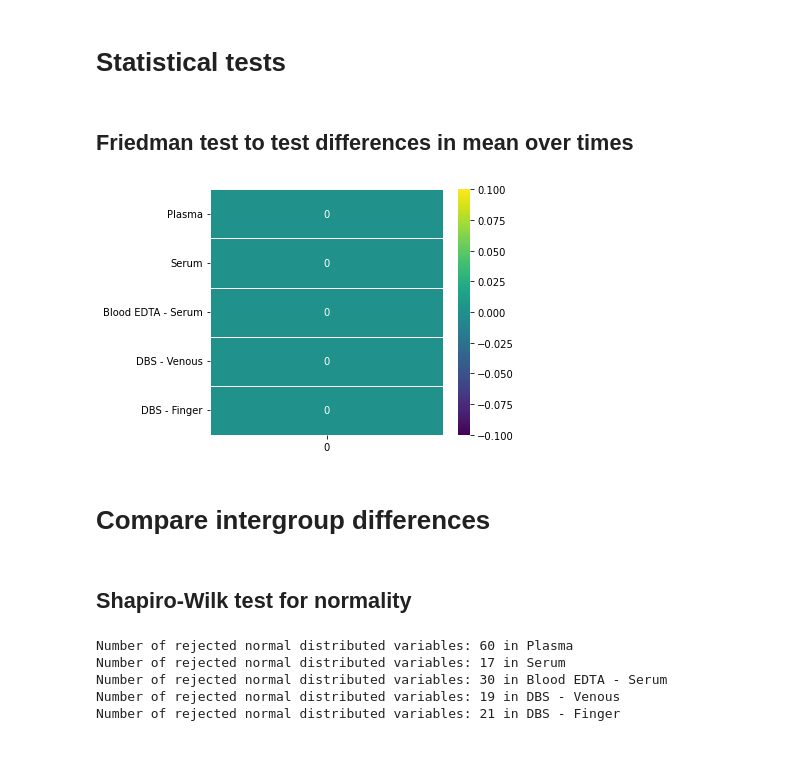
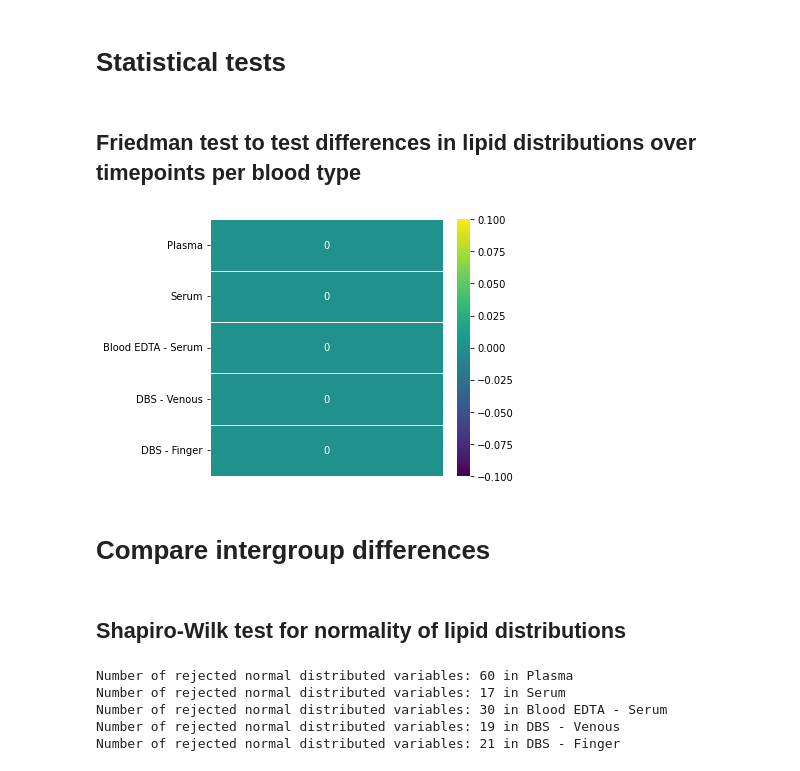
Before and after one commit to thauptmann/lipid_study, a Jupyter notebook: notebooks/data_analysis.ipynb, the cells around one changed output. Drawn from its saved outputs; the diff is of its cells as text; code cells hidden in the pictures.

```diff
--- a/notebooks/data_analysis.ipynb
+++ b/notebooks/data_analysis.ipynb
@@ -190,30 +189,30 @@ lmplot_type.savefig('type_tsne.pdf')
 # %%
 p_border = 0.01
 # %% [markdown]
-## Friedman test to test differences in mean over times
+## Friedman test to test differences in lipid distributions over timepoints per blood type
 # %%
 column = []
 for key, value in blood_type_dict.items():
     counter = 0
+    dates = value['Date'].unique()
+    first_date_data = value[value['Date'] == dates[0]]
+    second_date_data = value[value['Date'] == dates[1]]
+    third_date_data = value[value['Date'] == dates[2]]
     for k in value.drop(columns=['Person', 'Blood Type', 'Date']).keys():
-        dates = value['Date'].unique()
-        first_date_data = value[value['Date'] == dates[0]]
-        second_date_data = value[value['Date'] == dates[1]]
-        third_date_data = value[value['Date'] == dates[2]]
         _, pvalue = stats.friedmanchisquare(first_date_data[k], second_date_data[k], third_date_data[k])
         if pvalue <= p_border:
             counter += 1
     column.append(counter)
 
 sns.heatmap(np.asarray(column)[:, np.newaxis],  linewidths=0.5, cmap='viridis',
-            yticklabels=blood_type_dict.keys(), fmt='g', annot=True)
+            yticklabels=blood_type_dict.keys(), xticklabels=[], fmt='g', annot=True)
 plt.savefig('kruskal_wallis_h_test.pdf')
 # %% [output]
-[figure, old version]
+[figure, new version]
 # %% [markdown]
 # Compare intergroup differences
 # %% [markdown]
-## Shapiro-Wilk test for normality
+## Shapiro-Wilk test for normality of lipid distributions
 # %%
 for key, value in blood_type_dict.items():
     counter = 0
```
Also changed, not shown: parts of 45 cells of this notebook, 33 other files.
